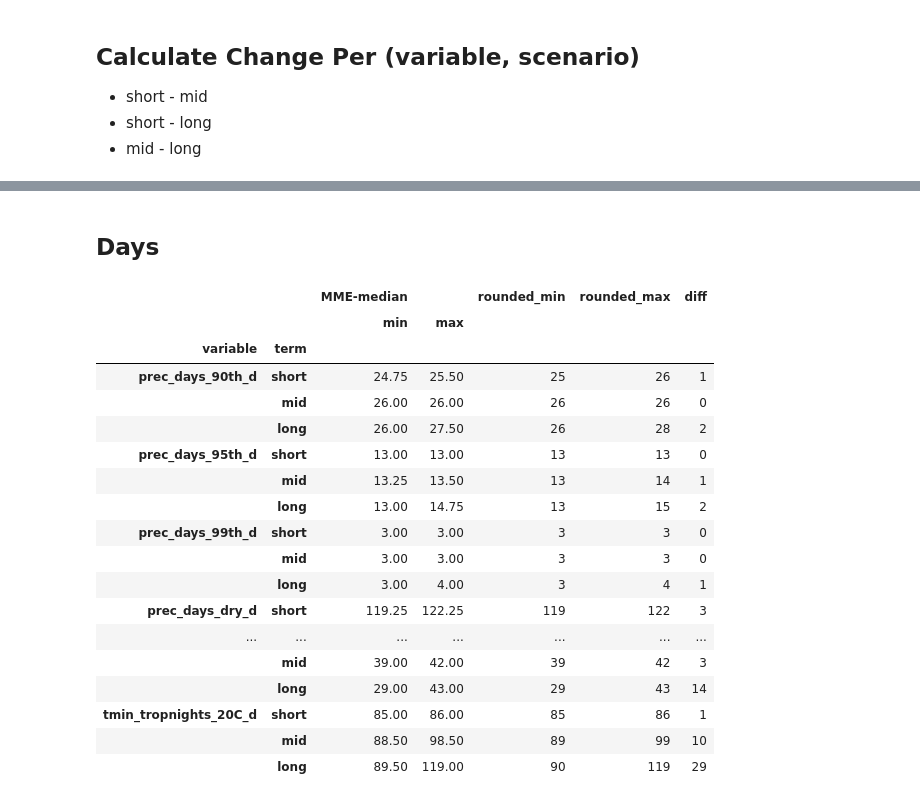
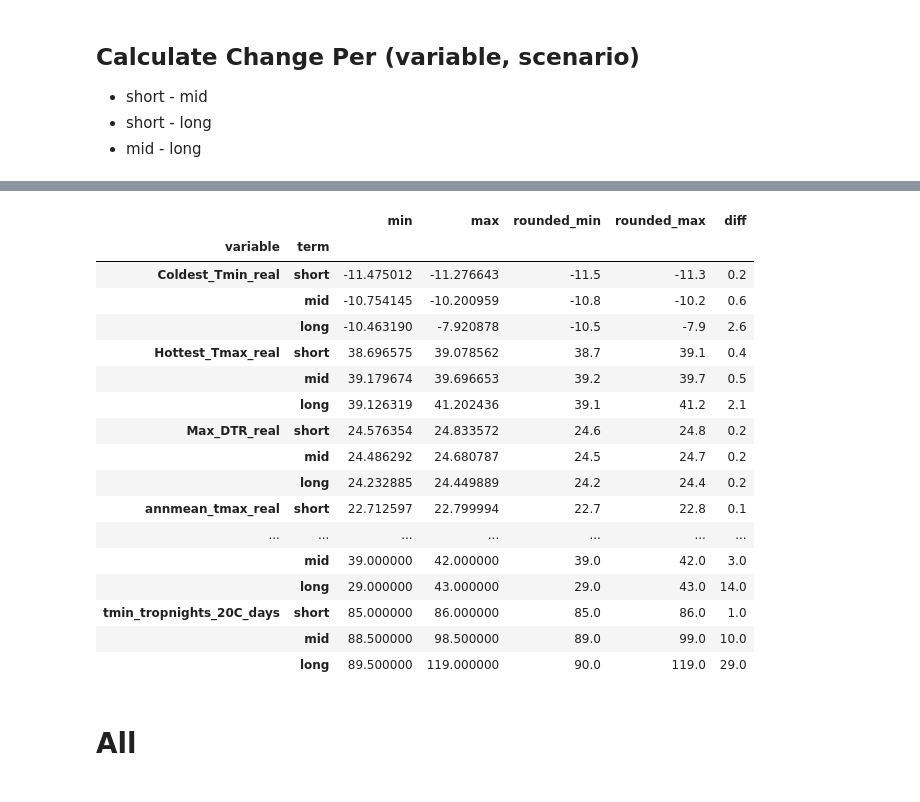
Before and after one commit to eugpoon/casi, a Jupyter notebook: center_casi_projections.ipynb, the cells around one changed output, grey strips where cells are left out. Cells and saved outputs as stored; diff of their text form; code cells hidden in the pictures.

```diff
--- a/center_casi_projections.ipynb
+++ b/center_casi_projections.ipynb
@@ -324,36 +273,23 @@ agg_c.astype(int)
-# %% [markdown]
-## Days
-# %%
-# Days
-agg_d = (term_MME[term_MME.variable.str.endswith('_d')]
-          .groupby(['variable', 'term'])
-          .agg({'MME-median': ['min', 'max']})
-          .sort_values(by=['variable', 'term'], ascending=[1, 0]))
-
-round_up_half = lambda x: np.ceil(x) if x % 1 == 0.5 else round(x)
-
-agg_d['rounded_min'] = agg_d[('MME-median', 'min')].apply(round_up_half).astype(int)
-agg_d['rounded_max'] = agg_d[('MME-median', 'max')].apply(round_up_half).astype(int)
-agg_d['diff'] = (agg_d['rounded_max'] - agg_d['rounded_min']).astype(int)
-
-agg_d
-# %% [output]
-|  |  | MME-median |  | rounded_min | rounded_max | diff |
-|  |  | min | max |  |  |  |
-| variable | term |  |  |  |  |  |
-| prec_days_90th_d | short | 24.75 | 25.50 | 25 | 26 | 1 |
-|  | mid | 26.00 | 26.00 | 26 | 26 | 0 |
-|  | long | 26.00 | 27.50 | 26 | 28 | 2 |
-| prec_days_95th_d | short | 13.00 | 13.00 | 13 | 13 | 0 |
-|  | mid | 13.25 | 13.50 | 13 | 14 | 1 |
-|  | long | 13.00 | 14.75 | 13 | 15 | 2 |
-| prec_days_99th_d | short | 3.00 | 3.00 | 3 | 3 | 0 |
-|  | mid | 3.00 | 3.00 | 3 | 3 | 0 |
-|  | long | 3.00 | 4.00 | 3 | 4 | 1 |
-| prec_days_dry_d | short | 119.25 | 122.25 | 119 | 122 | 3 |
-| ... | ... | ... | ... | ... | ... | ... |
-|  | mid | 39.00 | 42.00 | 39 | 42 | 3 |
-|  | long | 29.00 | 43.00 | 29 | 43 | 14 |
-| tmin_tropnights_20C_d | short | 85.00 | 86.00 | 85 | 86 | 1 |
-|  | mid | 88.50 | 98.50 | 89 | 99 | 10 |
-|  | long | 89.50 | 119.00 | 90 | 119 | 29 |
+# %%
+display(results)
+# %% [output]
+|  |  | min | max | rounded_min | rounded_max | diff |
+| variable | term |  |  |  |  |  |
+| Coldest_Tmin_real | short | -11.475012 | -11.276643 | -11.5 | -11.3 | 0.2 |
+|  | mid | -10.754145 | -10.200959 | -10.8 | -10.2 | 0.6 |
+|  | long | -10.463190 | -7.920878 | -10.5 | -7.9 | 2.6 |
+| Hottest_Tmax_real | short | 38.696575 | 39.078562 | 38.7 | 39.1 | 0.4 |
+|  | mid | 39.179674 | 39.696653 | 39.2 | 39.7 | 0.5 |
+|  | long | 39.126319 | 41.202436 | 39.1 | 41.2 | 2.1 |
+| Max_DTR_real | short | 24.576354 | 24.833572 | 24.6 | 24.8 | 0.2 |
+|  | mid | 24.486292 | 24.680787 | 24.5 | 24.7 | 0.2 |
+|  | long | 24.232885 | 24.449889 | 24.2 | 24.4 | 0.2 |
+| annmean_tmax_real | short | 22.712597 | 22.799994 | 22.7 | 22.8 | 0.1 |
+| ... | ... | ... | ... | ... | ... | ... |
+|  | mid | 39.000000 | 42.000000 | 39.0 | 42.0 | 3.0 |
+|  | long | 29.000000 | 43.000000 | 29.0 | 43.0 | 14.0 |
+| tmin_tropnights_20C_days | short | 85.000000 | 86.000000 | 85.0 | 86.0 | 1.0 |
+|  | mid | 88.500000 | 98.500000 | 89.0 | 99.0 | 10.0 |
+|  | long | 89.500000 | 119.000000 | 90.0 | 119.0 | 29.0 |
+# %% [markdown]
+# All
```
Also changed, not shown: parts of 11 cells of this notebook.
